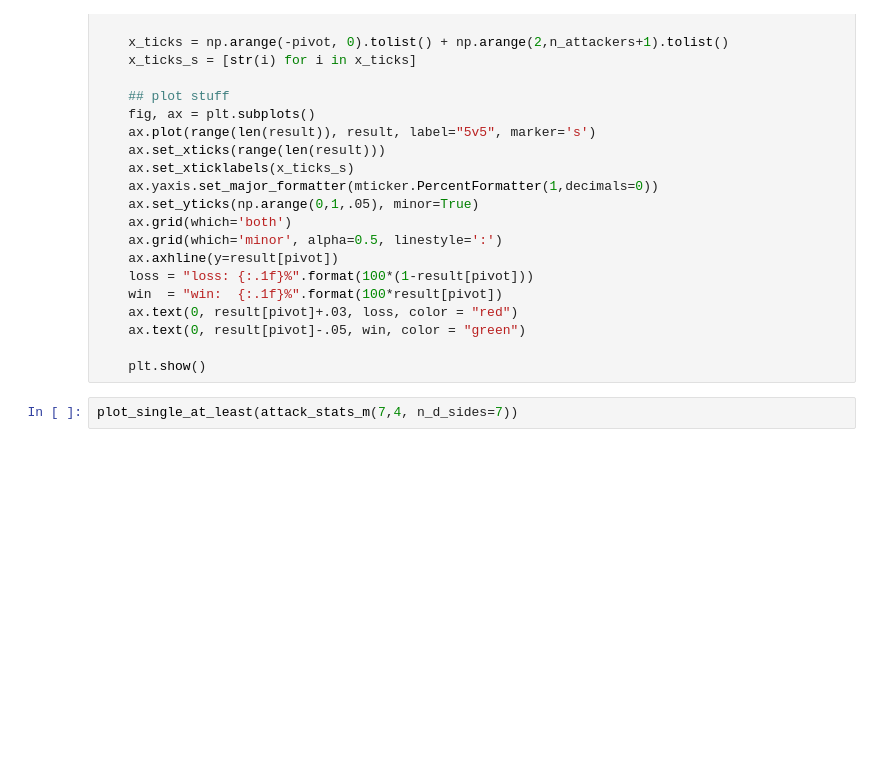
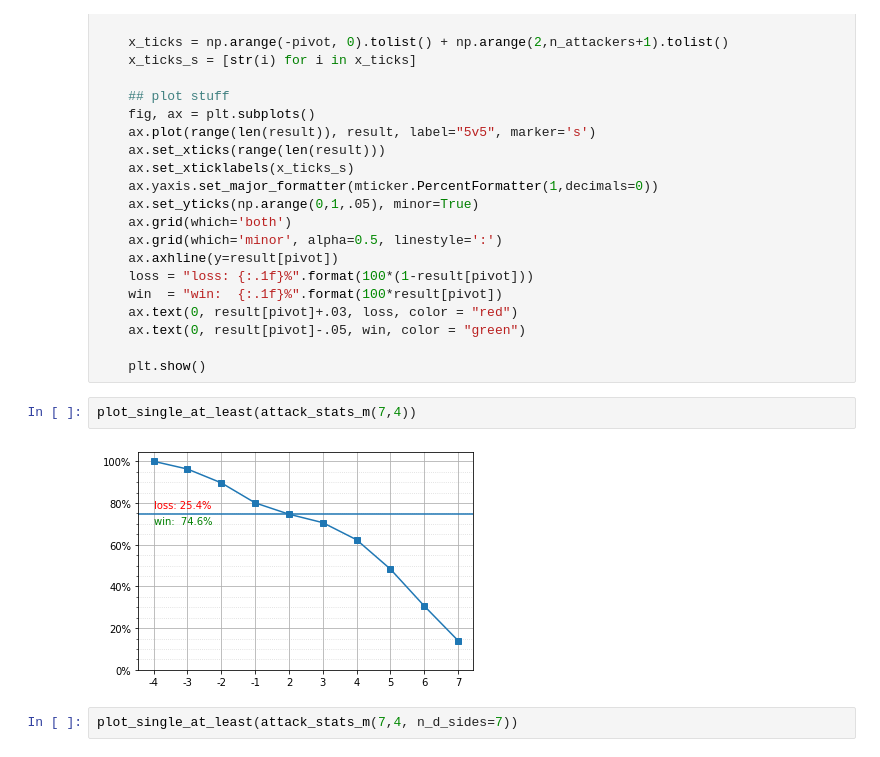
Before and after one commit to ZacButko/Probability-Playground, a Jupyter notebook: Warfish Dice/Warfish Dice-3.ipynb, the cells around one changed output. Drawn from its saved outputs; the diff is of its cells as text; blank space fills up the shorter version.

```diff
--- a/Warfish Dice/Warfish Dice-3.ipynb
+++ b/Warfish Dice/Warfish Dice-3.ipynb
@@ -105,6 +105,10 @@ def plot_single_at_least(score):
     ax.text(0, result[pivot]-.05, win, color = "green")
 
     plt.show()
+# %%
+plot_single_at_least(attack_stats_m(7,4))
+# %% [output]
+[figure, added]
 # %%
 plot_single_at_least(attack_stats_m(7,4, n_d_sides=7))
 # %% [output]
```
Also changed, not shown: parts of 3 cells of this notebook.
